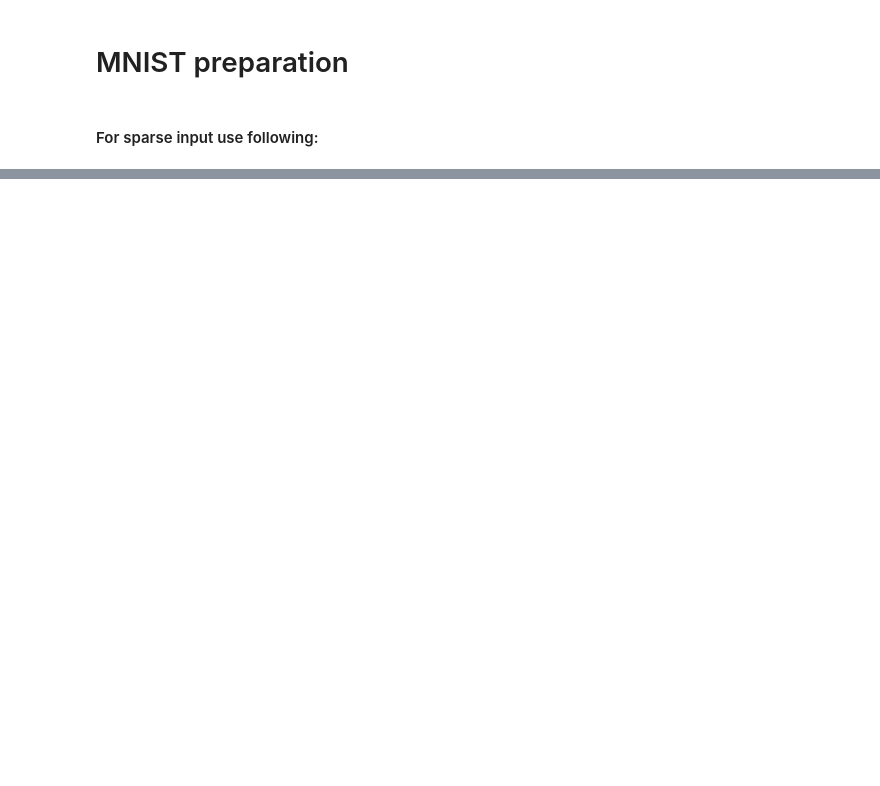
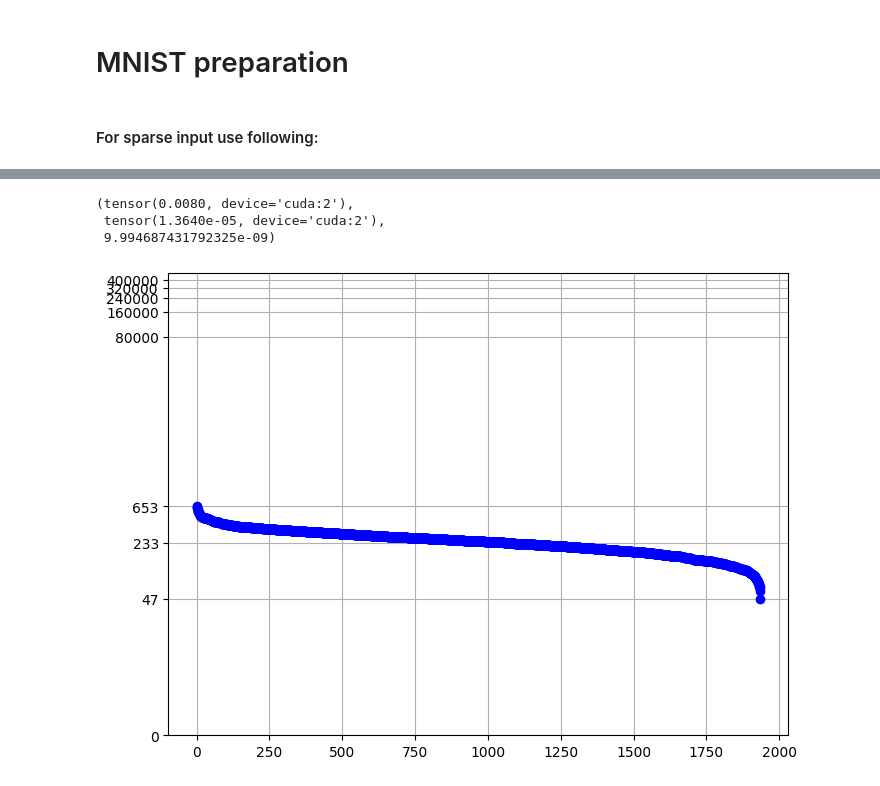
Before and after one commit to anatoli-starostin/openandn, a Jupyter notebook: workbooks/WTA model.ipynb, the cells around one changed output, grey strips where cells are left out. Saved outputs shown, nothing was run; the diff lists cells and outputs as text; code cells hidden in the pictures; blank space fills up the shorter version.

```diff
--- a/workbooks/WTA model.ipynb
+++ b/workbooks/WTA model.ipynb
@@ -64,0 +332,44 @@ intensity_levels_dim_w = 1
+# %%
+from tqdm.notebook import tqdm
+
+n_samples_per_epoch = len(mnist_train_dataset)
+n_epochs = 8
+batch_size = 8
+pbar = tqdm(total=n_samples_per_epoch)
+wta_classifier._winners_stats = torch.zeros([wta_classifier.n_clusters()], dtype=torch.int32, device=device)
+for epoch in range(n_epochs):
+    mnist_train_loader = torch.utils.data.DataLoader(
+        mnist_train_dataset, batch_size=batch_size, shuffle=True
+    )
+    pbar.reset()
+    pbar.set_description(f'Train Epoch: {epoch + 1}/{n_epochs}')
+    for data, gt in mnist_train_loader:
+        one_hot_gt = torch.nn.functional.one_hot(gt, num_classes=10).to(dtype=torch.float32, device=device)
+        wta_classifier.train(data, one_hot_gt)
+        pbar.update(data.shape[0])
+        if pbar.n >= n_samples_per_epoch:
+            break
+pbar.close()
+# %%
+wta_classifier._clustering_bias.max(), wta_classifier._clustering_bias.mean(), wta_classifier._temperature
+# %% [output]
+(tensor(0.0080, device='cuda:2'),
+ tensor(1.3640e-05, device='cuda:2'),
+ 9.994687431792325e-09)
+# %%
+import matplotlib.pyplot as plt
+import numpy as np
+plt.close()
+
+data = -np.sort(-wta_classifier.get_winners_stats().cpu().numpy())
+max_y = data.sum()
+data = np.log(1.0 + data)
+fig, ax = plt.subplots(figsize=(8, 6))
+ax.plot(data, marker='o', linestyle='-', color='b', label="Winners distribution")
+ax.grid(True)
+ax.set_ylim(0, np.log(max_y + 1))
+yticks = np.array(sorted(list(np.log(np.arange(0, 6) * (max_y / 6) + 1)) + [np.mean(data), np.min(data), np.max(data)]))
+ax.set_yticks(yticks, [f'{int(v - 1)}' for v in np.exp(yticks).round()])
+fig.show()
+# %% [output]
+[figure, added]
```
Also changed, not shown: parts of 22 cells of this notebook.
